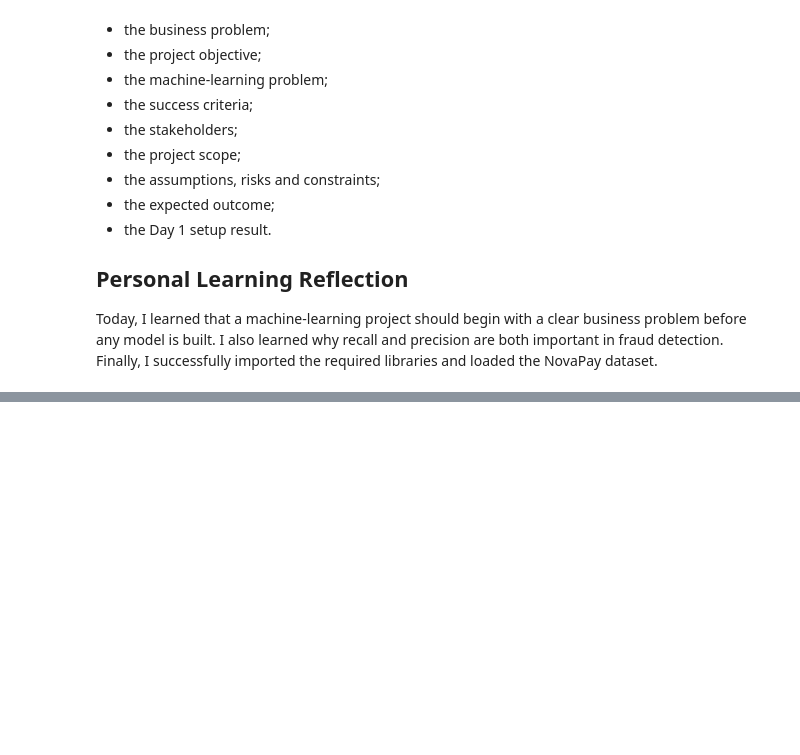
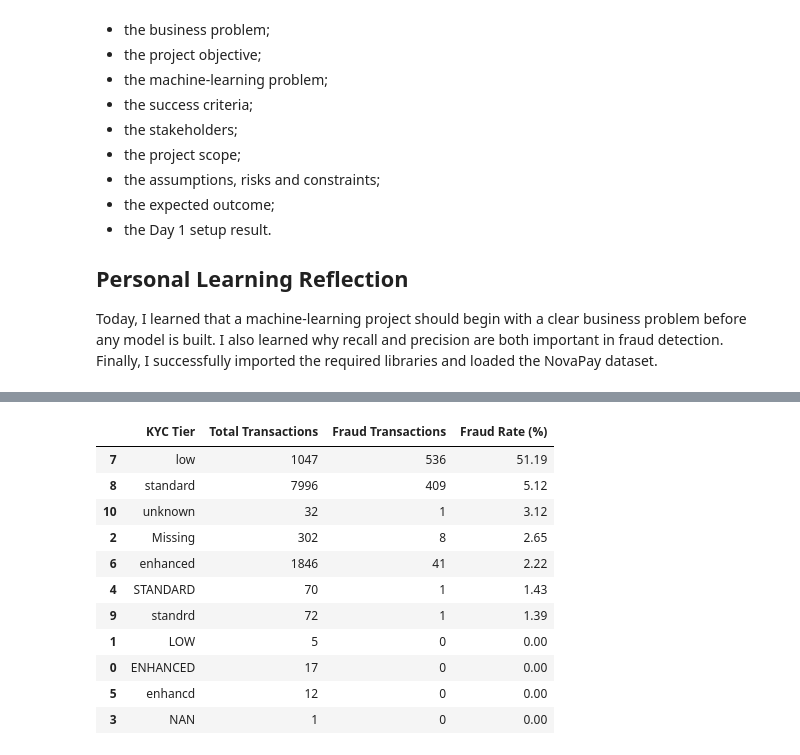
Before and after one commit to joygodknows004-prog/Nova, a Jupyter notebook: NovaPay_Week1_Day1_Submission.ipynb, the cells around one changed output, grey strips where cells are left out. Saved outputs shown, nothing was run; the diff lists cells and outputs as text; code cells hidden in the pictures; blank space fills up the shorter version.

```diff
--- a/NovaPay_Week1_Day1_Submission.ipynb
+++ b/NovaPay_Week1_Day1_Submission.ipynb
@@ -229,0 +266,6 @@ Today, I learned that a machine-learning project should begin with a clear busin
+# %%
+import pandas as pd
+
+df = pd.read_excel("nova_pay_combined (1).xlsx")
+
+print("Dataset loaded successfully.")
@@ -229,0 +682,45 @@ Today, I learned that a machine-learning project should begin with a clear busin
+# %%
+kyc_fraud_summary = (
+    df.assign(
+        kyc_group=df["kyc_tier"].fillna("Missing")
+    )
+    .groupby("kyc_group")["is_fraud"]
+    .agg(["count", "sum", "mean"])
+    .reset_index()
+)
+
+kyc_fraud_summary.columns = [
+    "KYC Tier",
+    "Total Transactions",
+    "Fraud Transactions",
+    "Fraud Rate"
+]
+
+kyc_fraud_summary["Fraud Rate (%)"] = (
+    kyc_fraud_summary["Fraud Rate"] * 100
+).round(2)
+
+kyc_fraud_summary[
+    [
+        "KYC Tier",
+        "Total Transactions",
+        "Fraud Transactions",
+        "Fraud Rate (%)"
+    ]
+].sort_values(
+    "Fraud Rate (%)",
+    ascending=False
+)
+# %% [output]
+|  | KYC Tier | Total Transactions | Fraud Transactions | Fraud Rate (%) |
+| 7 | low | 1047 | 536 | 51.19 |
+| 8 | standard | 7996 | 409 | 5.12 |
+| 10 | unknown | 32 | 1 | 3.12 |
+| 2 | Missing | 302 | 8 | 2.65 |
+| 6 | enhanced | 1846 | 41 | 2.22 |
+| 4 | STANDARD | 70 | 1 | 1.43 |
+| 9 | standrd | 72 | 1 | 1.39 |
+| 1 | LOW | 5 | 0 | 0.00 |
+| 0 | ENHANCED | 17 | 0 | 0.00 |
+| 5 | enhancd | 12 | 0 | 0.00 |
+| 3 | NAN | 1 | 0 | 0.00 |
```
Also changed, not shown: parts of 33 cells of this notebook.
